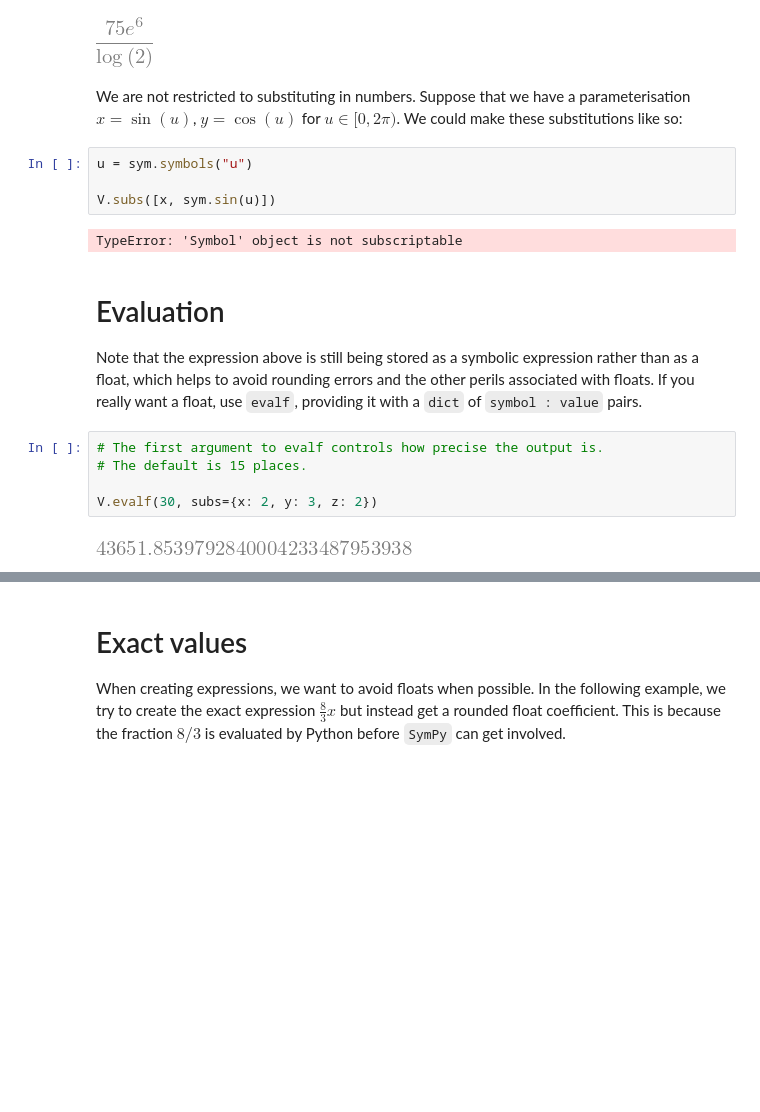
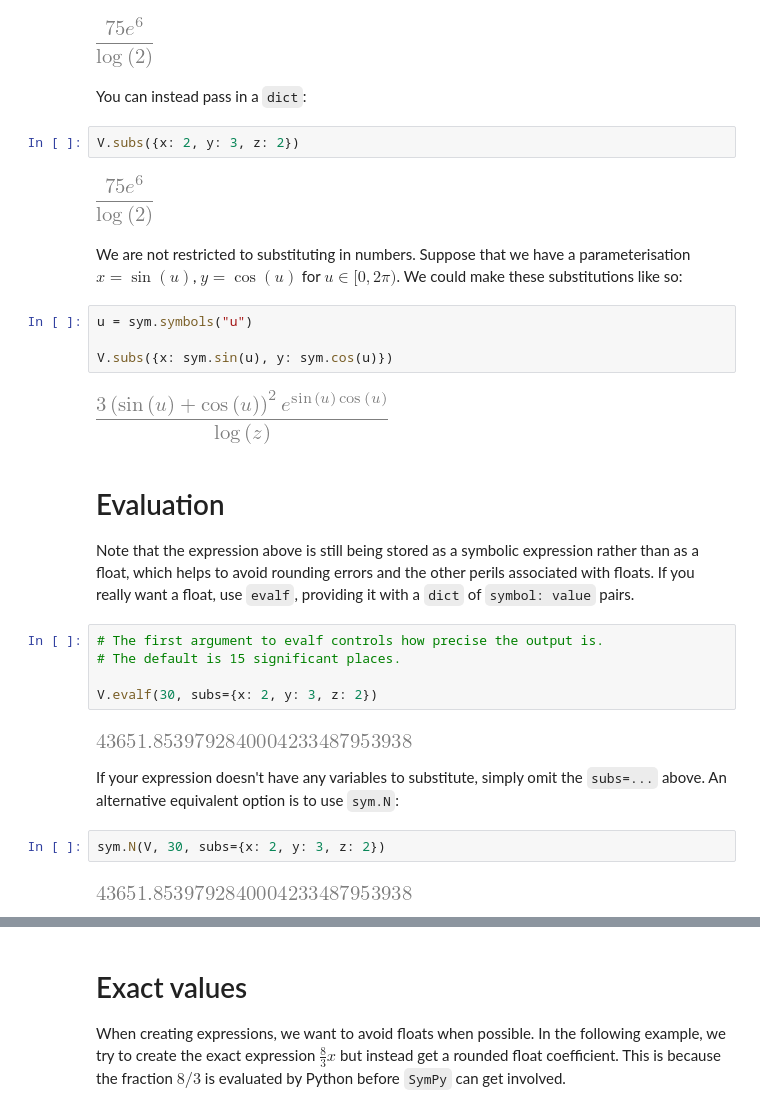
Before and after one commit to flsmith/Python-Reference-22, a Jupyter notebook: Miscellaneous/SymPy.ipynb, the cells around one changed output, grey strips where cells are left out. Drawn from its saved outputs; the diff is of its cells as text; blank space fills up the shorter version.

```diff
--- a/Miscellaneous/SymPy.ipynb
+++ b/Miscellaneous/SymPy.ipynb
@@ -79,22 +82,34 @@ To substitute multiple values, pass a `list` of `(symbol, replacement)` pairs:
 V.subs([(x, 2), (y, 3), (z, 2)])
 # %% [output]
 [figure]
+# %% [markdown]
+You can instead pass in a `dict`:
+# %%
+V.subs({x: 2, y: 3, z: 2})
+# %% [output]
+[figure, added]
 # %% [markdown]
 We are not restricted to substituting in numbers. Suppose that we have a parameterisation $x = \sin(u)$, $y = \cos(u)$ for $u \in [0, 2\pi)$. We could make these substitutions like so:
 # %%
 u = sym.symbols("u")
 
-V.subs([x, sym.sin(u)])
+V.subs({x: sym.sin(u), y: sym.cos(u)})
 # %% [output]
-TypeError: 'Symbol' object is not subscriptable
+[figure, added]
 # %% [markdown]
 # Evaluation
 
-Note that the expression above is still being stored as a symbolic expression rather than as a float, which helps to avoid rounding errors and the other perils associated with floats. If you really want a float, use `evalf`, providing it with a `dict` of `symbol : value` pairs.
+Note that the expression above is still being stored as a symbolic expression rather than as a float, which helps to avoid rounding errors and the other perils associated with floats. If you really want a float, use `evalf`, providing it with a `dict` of `symbol: value` pairs.
 # %%
 # The first argument to evalf controls how precise the output is.
-# The default is 15 places.
+# The default is 15 significant places.
 
 V.evalf(30, subs={x: 2, y: 3, z: 2})
 # %% [output]
 [figure]
+# %% [markdown]
+If your expression doesn't have any variables to substitute, simply omit the `subs=...` above. An alternative equivalent option is to use `sym.N`:
+# %%
+sym.N(V, 30, subs={x: 2, y: 3, z: 2})
+# %% [output]
+[figure, added]
```
Also changed, not shown: parts of 23 cells of this notebook, 1 other file.
